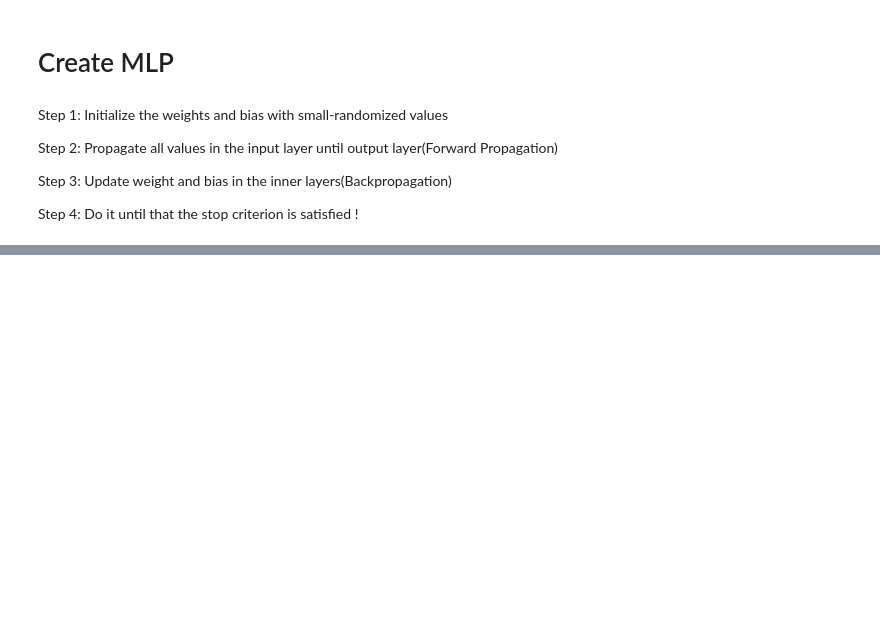
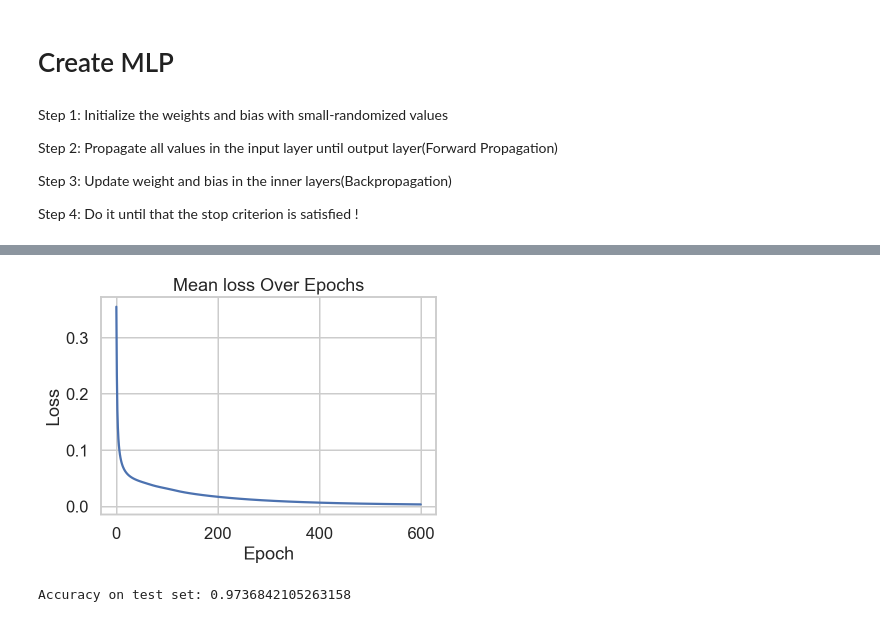
Before and after one commit to MikeDuran-git/MPL-cancer-prediction-model, a Jupyter notebook: TPMLP.ipynb, the cells around one changed output, grey strips where cells are left out. Cells and saved outputs as stored; diff of their text form; code cells hidden in the pictures; blank space fills up the shorter version.

```diff
--- a/TPMLP.ipynb
+++ b/TPMLP.ipynb
@@ -105,0 +41,3 @@ import random
+# %%
+cancer_data = pd.read_csv("cancerData.csv").drop(["Unnamed: 0"],axis=1)
+cancer_data
@@ -105,0 +58,14 @@ import random
+# %%
+X=cancer_data.iloc[:,:-1]
+#on normalise les données (car il y a une trop grande différence entre elles)
+from sklearn.preprocessing import StandardScaler
+scaler = StandardScaler()
+X_normalized = scaler.fit_transform(X)
+
+# Créer un DataFrame pour les données normalisées
+X_normalized_df = pd.DataFrame(X_normalized, columns=X.columns)
+#je vais oneHotEncode la colonne target en 1 et 0, avec 0 étant non cancers et 1 ayant un cancer.
+y = pd.get_dummies(cancer_data['target']).rename(columns={0.0:0,1.0:1})
+# %%
+#separate our data into 80% training sample, and 20% test sample.
+X_train, X_test, y_train, y_test = train_test_split(X_normalized_df, y, test_size=0.2, random_state=42)
@@ -177,0 +234,9 @@ MultiLayerPerceptron(None)
+# %%
+model=MultiLayerPerceptron(None)
+model.fit(X_train,y_train)
+model.plot_loss()
+accuracy = model.evaluate_accuracy(X_test, y_test)
+print("Accuracy on test set:", accuracy)
+# %% [output]
+[figure, added]
+Accuracy on test set: 0.9736842105263158
```
Also changed, not shown: parts of 14 cells of this notebook, 1 other file.
